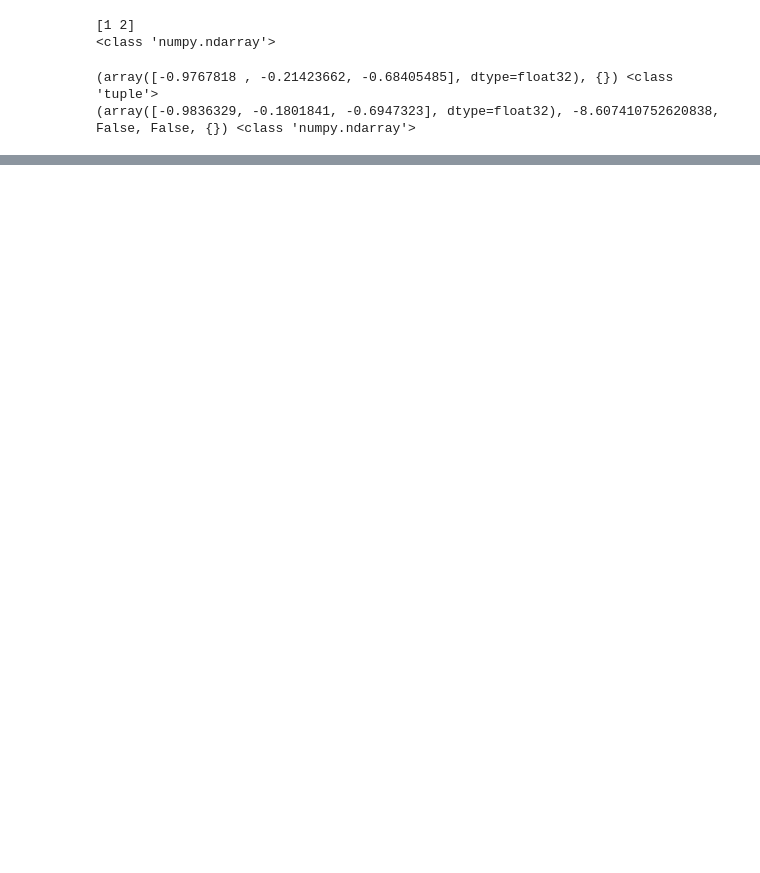
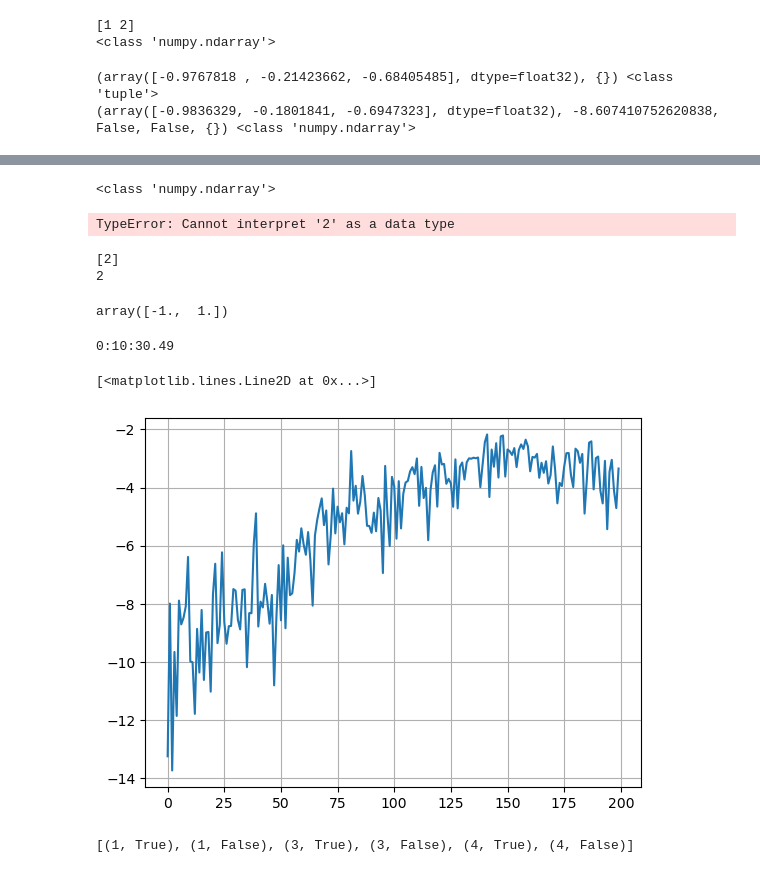
Before and after one commit to ImraanMitha/capstone, a Jupyter notebook: scratch.ipynb, the cells around one changed output, grey strips where cells are left out. Saved outputs shown, nothing was run; the diff lists cells and outputs as text; code cells hidden in the pictures; blank space fills up the shorter version.

```diff
--- a/scratch.ipynb
+++ b/scratch.ipynb
@@ -458,0 +439,46 @@ print(rets, type(rets[0]))
+# %%
+print(type(env.action_space.high))
+# %% [output]
+<class 'numpy.ndarray'>
+# %%
+lst  = [(1, True, np.array(1,2)), (2, False, np.array(3,4))]
+arr = np.array(lst)
+# %% [output]
+TypeError: Cannot interpret '2' as a data type
+# %%
+arr = np.array([2])
+print(arr)
+print(arr[0])
+# %% [output]
+[2]
+2
+# %%
+action = np.array([-1.3, 1.5])
+np.clip(action, np.array([-1]), np.array([1]))
+# %% [output]
+array([-1.,  1.])
+# %%
+t = 630.49
+(hours, minutes), seconds  = divmod(divmod(t, 60)[0], 60), (divmod(t, 60)[1])
+print(f"{int(hours)}:{int(minutes)}:{round(seconds, 2)}")
+# %% [output]
+0:10:30.49
+# %%
+arr = np.load('models/0010/rewards.npy')
+meand = np.mean(arr.reshape(-1, 10), axis=1)
+plt.grid(True)
+
+# plt.plot(arr)
+plt.plot(meand)
+# %% [output]
+[<matplotlib.lines.Line2D at 0x...>]
+[figure, added]
+# %%
+from itertools import product
+
+lst1 = [1, 3, 4]
+lst2 = [True, False]
+lst3 = list(product(lst1, lst2))
+print(lst3)
+# %% [output]
+[(1, True), (1, False), (3, True), (3, False), (4, True), (4, False)]
```
Also changed, not shown: parts of 3 cells of this notebook, 5 other files.
